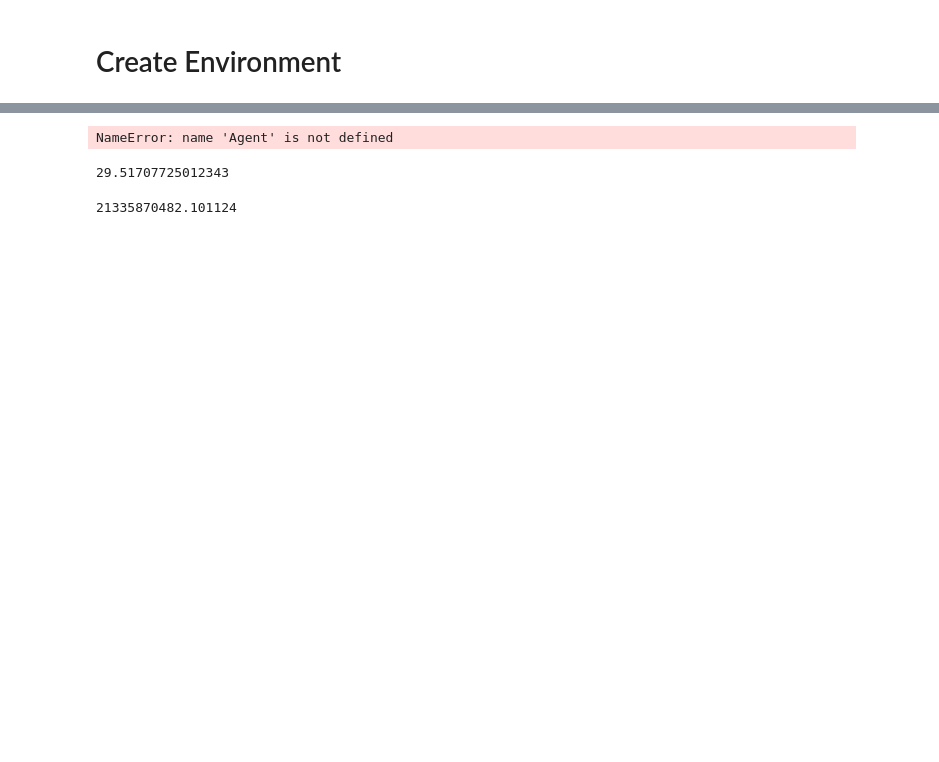
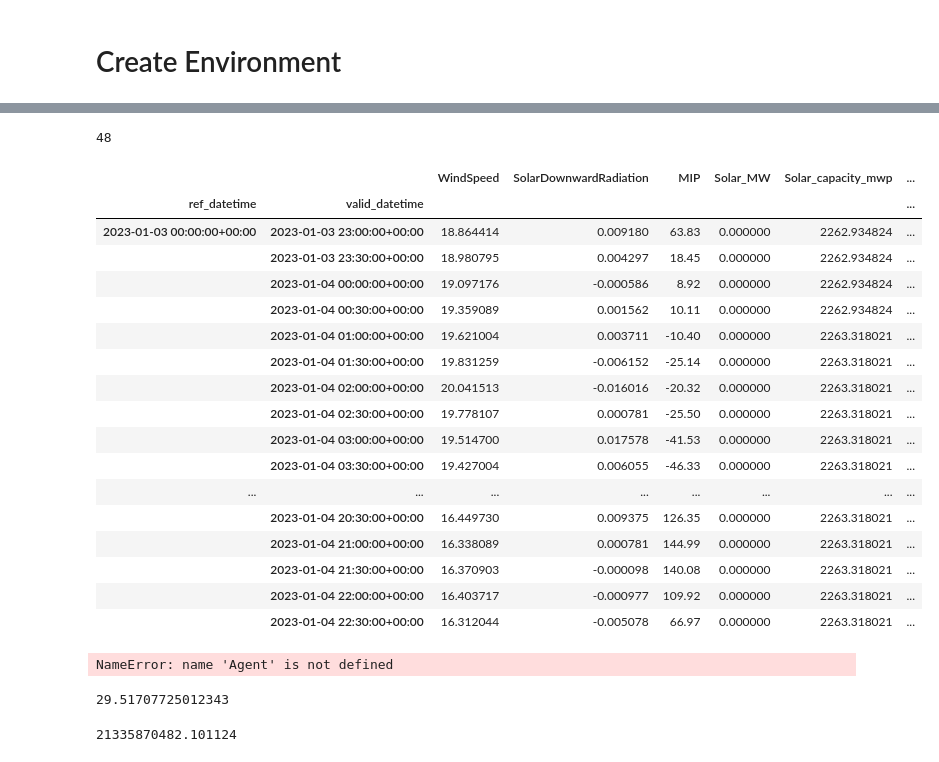
Before and after one commit to rebase-energy/enflow, a Jupyter notebook: enerflow/examples/heftcom2024/notebook.ipynb, the cells around one changed output, grey strips where cells are left out. Drawn from its saved outputs; the diff is of its cells as text; code cells hidden in the pictures; blank space fills up the shorter version.

Commit message:
Update heftcom2024

```diff
--- a/enerflow/examples/heftcom2024/notebook.ipynb
+++ b/enerflow/examples/heftcom2024/notebook.ipynb
@@ -17,7 +17,7 @@ import matplotlib.pyplot as plt
 import matplotlib.dates as mdates
 import seaborn as sns
 # %%
-df_heftcom = pd.read_csv("data/data_heftcom2024.csv")
+df_heftcom = pd.read_csv("data/data_heftcom2024.csv", index_col=[0, 1], parse_dates=["ref_datetime", "valid_datetime", "market_day"])
 df_coords_hornsea1 = pd.read_csv("data/dwd_coords_hornsea1.csv")
 df_coords_pes10 = pd.read_csv("data/dwd_coords_pes10.csv")
 area_pes10 = edm.GeoMultiPolygon.from_geojson("data/pes10.geojson")
@@ -61,16 +106,28 @@ class HEFTCom2024Environment(gym.Env):
 
     def __init__(self,
                  data: pd.DataFrame,
+                 portfolio: edm.Portfolio,
                  train_end: t.Optional[pd.Timestamp] = None):
 
         self.data = data
-        self.train_end = train_end if train_end is not None else data["valid_datetime"].max()
+        self.portfolio = portfolio
+        self.train_end = train_end if train_end is not None else data["market_day"].max()
+        self.market_days = (self.data[self.data['market_day'] > self.train_end]['market_day']).unique()
+        self.counter = 0
 
     def reset(self):
-
-        initial_data = self.data[self.data["valid_datetime"] <= self.train_end]
+        self.counter = 0
+        initial_data = self.data[self.data["market_day"] <= self.train_end]
 
         return initial_data
 
-    def step():
-        pass
+    def step(self, action):
+        next_state = self.data[self.data["market_day"] == self.market_days[self.counter]]
+        self.counter += 1
+        done = self.counter >= len(self.market_days)
+
+        return next_state, done
+# %%
+env = HEFTCom2024Environment(data=df_heftcom,
+                             portfolio=portfolio,
+                             train_end="2022-12-31")
@@ -77,3 +136,29 @@ class HEFTCom2024Environment(gym.Env):
+# %%
+len(next_state['WindSpeed'])
+# %% [output]
+48
+# %%
+next_state, done = env.step(0)
+next_state
+# %% [output]
+|  |  | WindSpeed | SolarDownwardRadiation | MIP | Solar_MW | Solar_capacity_mwp | ... |
+| ref_datetime | valid_datetime |  |  |  |  |  | ... |
+| 2023-01-03 00:00:00+00:00 | 2023-01-03 23:00:00+00:00 | 18.864414 | 0.009180 | 63.83 | 0.000000 | 2262.934824 | ... |
+|  | 2023-01-03 23:30:00+00:00 | 18.980795 | 0.004297 | 18.45 | 0.000000 | 2262.934824 | ... |
+|  | 2023-01-04 00:00:00+00:00 | 19.097176 | -0.000586 | 8.92 | 0.000000 | 2262.934824 | ... |
+|  | 2023-01-04 00:30:00+00:00 | 19.359089 | 0.001562 | 10.11 | 0.000000 | 2262.934824 | ... |
+|  | 2023-01-04 01:00:00+00:00 | 19.621004 | 0.003711 | -10.40 | 0.000000 | 2263.318021 | ... |
+|  | 2023-01-04 01:30:00+00:00 | 19.831259 | -0.006152 | -25.14 | 0.000000 | 2263.318021 | ... |
+|  | 2023-01-04 02:00:00+00:00 | 20.041513 | -0.016016 | -20.32 | 0.000000 | 2263.318021 | ... |
+|  | 2023-01-04 02:30:00+00:00 | 19.778107 | 0.000781 | -25.50 | 0.000000 | 2263.318021 | ... |
+|  | 2023-01-04 03:00:00+00:00 | 19.514700 | 0.017578 | -41.53 | 0.000000 | 2263.318021 | ... |
+|  | 2023-01-04 03:30:00+00:00 | 19.427004 | 0.006055 | -46.33 | 0.000000 | 2263.318021 | ... |
+| ... | ... | ... | ... | ... | ... | ... | ... |
+|  | 2023-01-04 20:30:00+00:00 | 16.449730 | 0.009375 | 126.35 | 0.000000 | 2263.318021 | ... |
+|  | 2023-01-04 21:00:00+00:00 | 16.338089 | 0.000781 | 144.99 | 0.000000 | 2263.318021 | ... |
+|  | 2023-01-04 21:30:00+00:00 | 16.370903 | -0.000098 | 140.08 | 0.000000 | 2263.318021 | ... |
+|  | 2023-01-04 22:00:00+00:00 | 16.403717 | -0.000977 | 109.92 | 0.000000 | 2263.318021 | ... |
+|  | 2023-01-04 22:30:00+00:00 | 16.312044 | -0.005078 | 66.97 | 0.000000 | 2263.318021 | ... |
 # %%
 from enerflow.problems.objectives import PinballLoss
 from enerflow.problems.objectives import BaseScore
```
Also changed, not shown: parts of 7 cells of this notebook.
